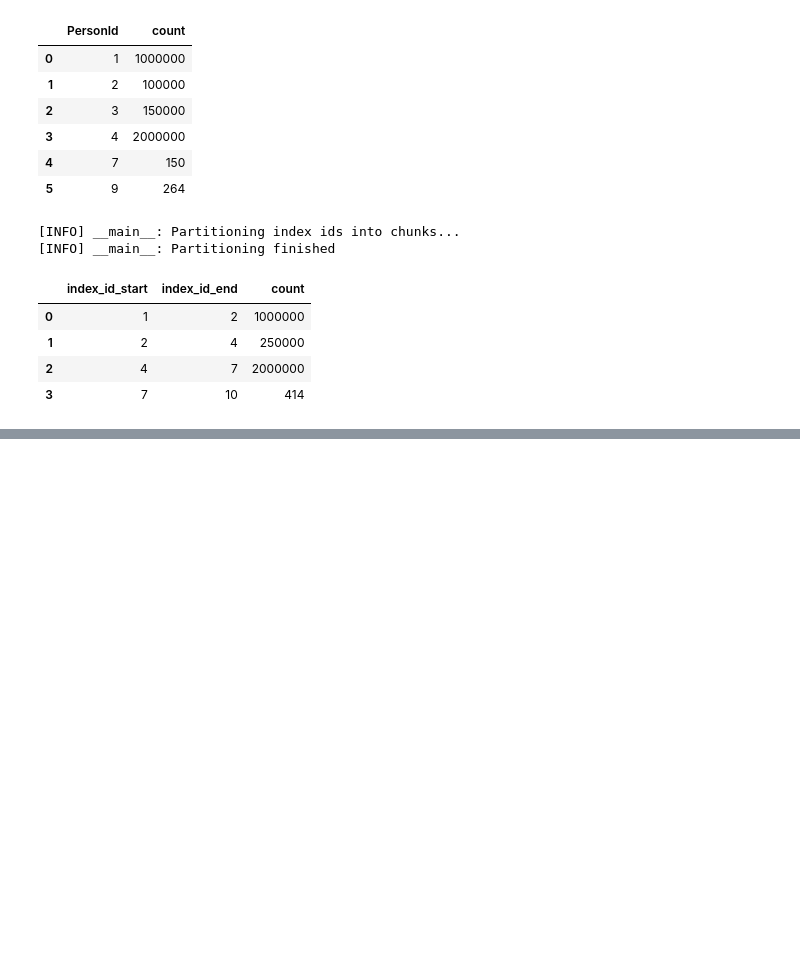
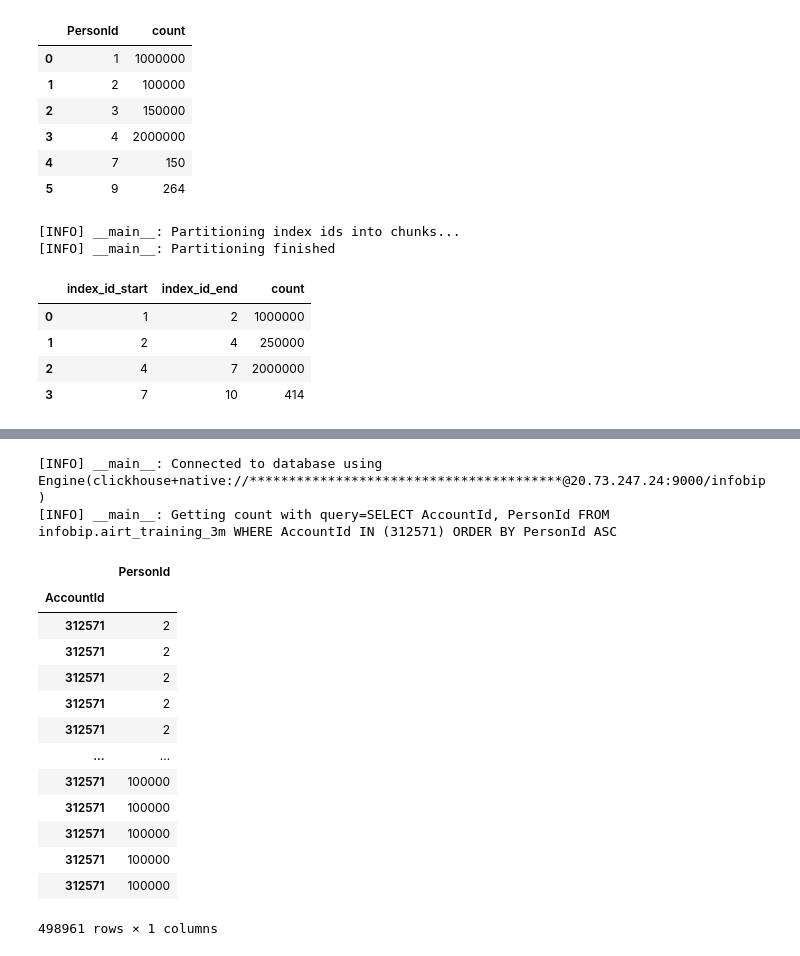
Before and after one commit to airtai/airt-service, a Jupyter notebook: notebooks/DataBlob_Clickhouse.ipynb, the cells around one changed output, grey strips where cells are left out. Cells and saved outputs as stored; diff of their text form; code cells hidden in the pictures; blank space fills up the shorter version.

Commit message:
Add new function to get person ids for given account_id

```diff
--- a/notebooks/DataBlob_Clickhouse.ipynb
+++ b/notebooks/DataBlob_Clickhouse.ipynb
@@ -1503,0 +1557,24 @@ display(retval)
+# %%
+db_params = get_clickhouse_params_from_env_vars()
+
+retval = _get_all_person_ids_for_account_id(account_ids=312571, **db_params)
+display(retval)
+
+assert retval.all().all()
+# %% [output]
+[INFO] __main__: Connected to database using Engine(clickhouse+native://****************************************@20.73.247.24:9000/infobip)
+[INFO] __main__: Getting count with query=SELECT AccountId, PersonId FROM infobip.airt_training_3m WHERE AccountId IN (312571) ORDER BY PersonId ASC
+|  | PersonId |
+| AccountId |  |
+| 312571 | 2 |
+| 312571 | 2 |
+| 312571 | 2 |
+| 312571 | 2 |
+| 312571 | 2 |
+| ... | ... |
+| 312571 | 100000 |
+| 312571 | 100000 |
+| 312571 | 100000 |
+| 312571 | 100000 |
+| 312571 | 100000 |
+498961 rows × 1 columns
```
Also changed, not shown: parts of 20 cells of this notebook, 3 other files.
